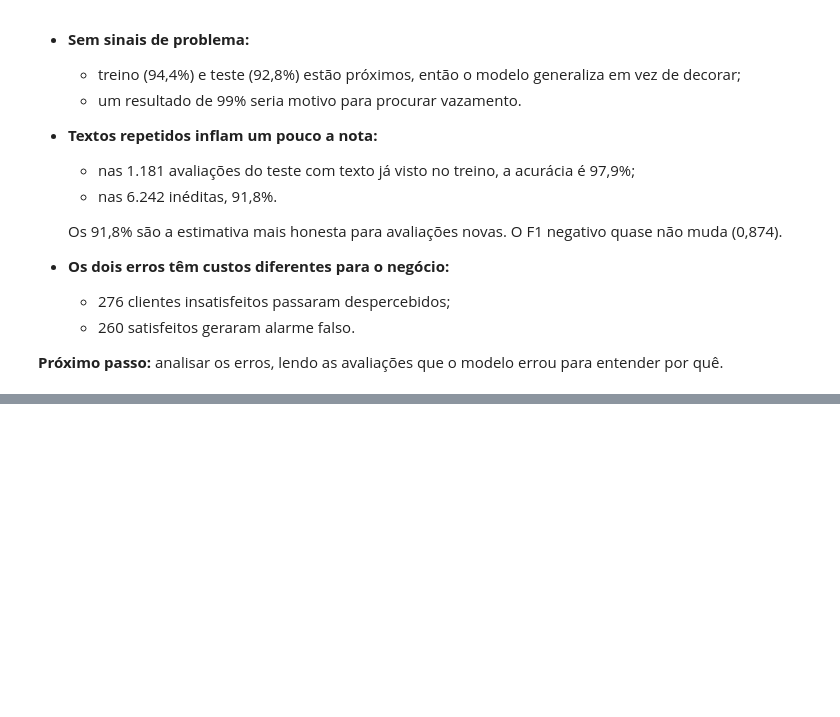
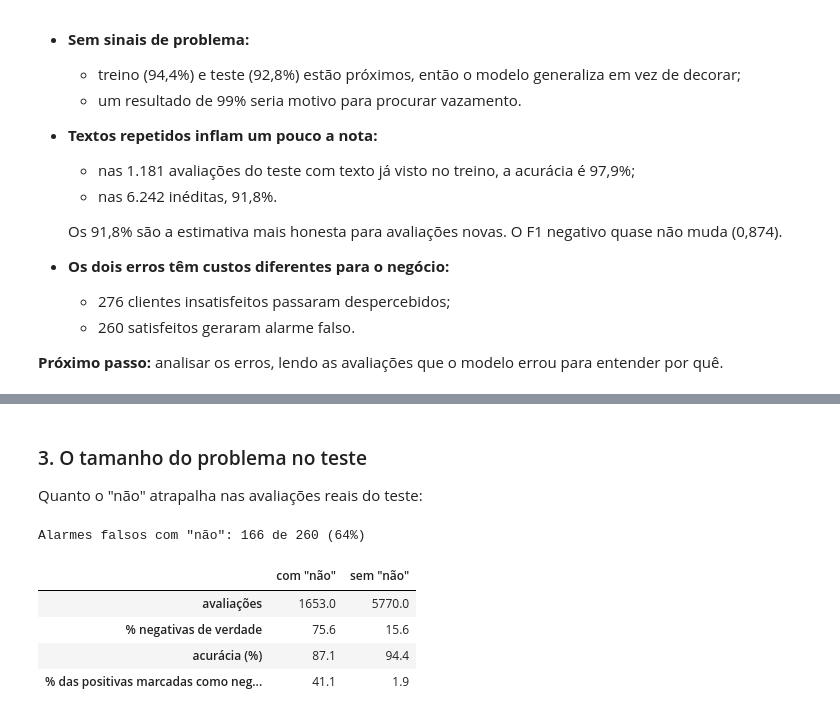
Before and after one commit to baxelin/delivery-ai, a Jupyter notebook: notebooks/v1_sentimento.ipynb, the cells around one changed output, grey strips where cells are left out. Cells and saved outputs as stored; diff of their text form; code cells hidden in the pictures; blank space fills up the shorter version.

```diff
--- a/notebooks/v1_sentimento.ipynb
+++ b/notebooks/v1_sentimento.ipynb
@@ -787,0 +898,39 @@ pd.DataFrame(
+# %% [markdown]
+### 3. O tamanho do problema no teste
+
+Quanto o "não" atrapalha nas avaliações reais do teste:
+# %%
+NEGATION_WORD = "nao"
+
+test_tokens = split.test[MESSAGE_COLUMN].map(model_vectorizer.build_analyzer())
+has_negation = test_tokens.map(lambda tokens: NEGATION_WORD in tokens)
+is_positive = split.test[SENTIMENT_COLUMN] != NEGATIVE
+is_correct = model_predictions == split.test[SENTIMENT_COLUMN]
+is_false_alarm = is_positive & (model_predictions == NEGATIVE)
+
+
+def negation_summary(mask: pd.Series) -> dict[str, float]:
+    """Números do modelo no grupo de avaliações do teste selecionado pela máscara."""
+    return {
+        "avaliações": mask.sum(),
+        "% negativas de verdade": 100 * (~is_positive[mask]).mean(),
+        "acurácia (%)": 100 * is_correct[mask].mean(),
+        "% das positivas marcadas como negativas": 100 * is_false_alarm[mask & is_positive].mean(),
+    }
+
+
+false_alarms_with_negation = is_false_alarm[has_negation].sum()
+print(
+    f'Alarmes falsos com "não": {false_alarms_with_negation} de {is_false_alarm.sum()} '
+    f"({false_alarms_with_negation / is_false_alarm.sum():.0%})"
+)
+pd.DataFrame(
+    {'com "não"': negation_summary(has_negation), 'sem "não"': negation_summary(~has_negation)}
+).round(1)
+# %% [output]
+Alarmes falsos com "não": 166 de 260 (64%)
+|  | com "não" | sem "não" |
+| avaliações | 1653.0 | 5770.0 |
+| % negativas de verdade | 75.6 | 15.6 |
+| acurácia (%) | 87.1 | 94.4 |
+| % das positivas marcadas como neg... | 41.1 | 1.9 |
```
Also changed, not shown: parts of 11 cells of this notebook.
